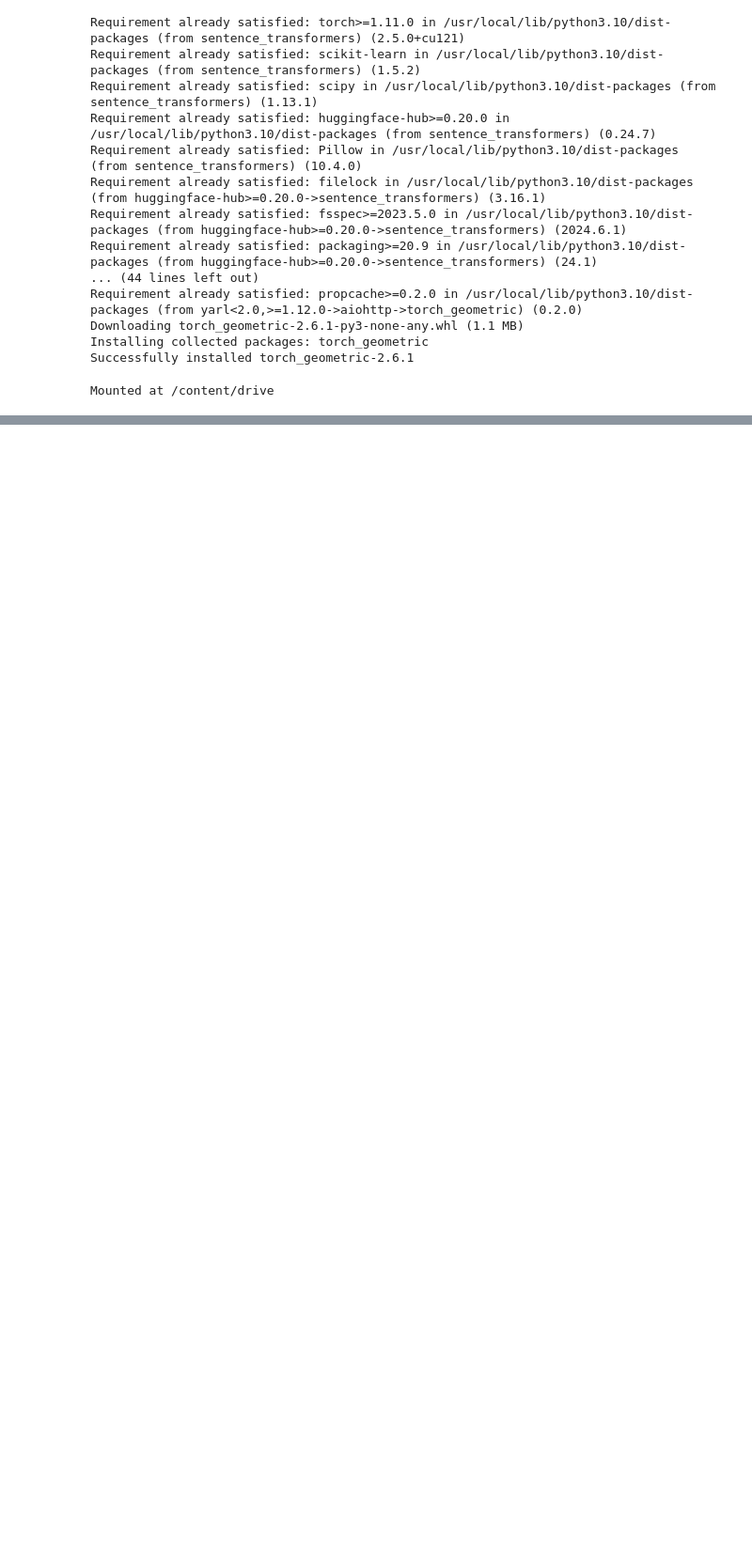
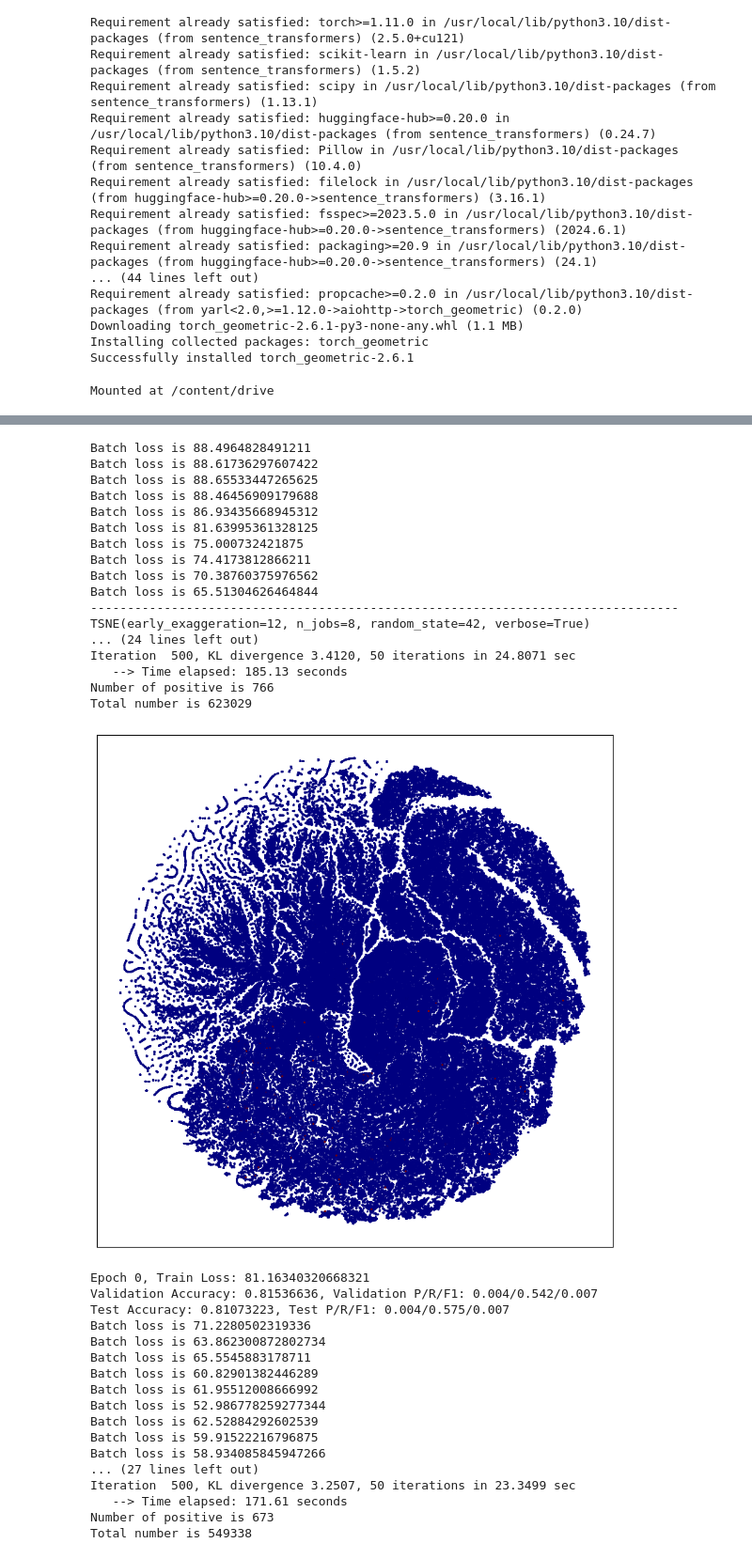
Before and after one commit to Tiny-Small/CS5284_Project, a Jupyter notebook: training-graph-models/yy_test_KGQA.ipynb, the cells around one changed output, grey strips where cells are left out. Shown at 94% size. Saved outputs shown, nothing was run; the diff lists cells and outputs as text; code cells hidden in the pictures; blank space fills up the shorter version.

Commit message:
tested GAT, added TSNE visualisation of intermediate learnt embeddings

```diff
--- a/training-graph-models/yy_test_KGQA.ipynb
+++ b/training-graph-models/yy_test_KGQA.ipynb
@@ -181,23 +247,6 @@ def evaluate(dataloader):
-# %%
-path_to_node_embed = '../Datasets/MetaQA_dataset/processed/node2vec _embeddings/ud_node2vec_embeddings.txt'
-path_to_idxes = '../Datasets/MetaQA_dataset/processed/idxes.json'
-path_to_qa = '../Datasets/MetaQA_dataset/vanilla 3-hop/qa_train.txt'
-
-# train
-data = KGQADataset(path_to_node_embed, path_to_idxes, path_to_qa)
-sub_data1 = torch.utils.data.Subset(data, list(range(2000)))
-dataloader_train = DataLoader(sub_data1, batch_size=64, collate_fn=collate_fn, shuffle=True)
-# some from train to evaluate
-sub_data2 = torch.utils.data.Subset(data, list(range(5000, 5000+400)))
-dataloader_val = DataLoader(sub_data2, batch_size=64, collate_fn=collate_fn, shuffle=True)
-# %%
-# some from test to evaluate
-test = KGQADataset(path_to_node_embed, path_to_idxes, '../Datasets/MetaQA_dataset/vanilla 3-hop/qa_test.txt')
-sub_data3 = torch.utils.data.Subset(test, list(range(400)))
-dataloader_test = DataLoader(sub_data3, batch_size=64, collate_fn=collate_fn, shuffle=True)
 # %%
-# train 1 epoch
-for epoch in range(1):
+# train 2 epoch
+for epoch in range(2):
     loss = train(dataloader_train)
     val_accuracy, val_p, val_r, val_f1, _, _ = evaluate(dataloader_val)
     test_accuracy, test_p, test_r, test_f1, _, _ = evaluate(dataloader_test)
@@ -224,0 +298,45 @@ Test Accuracy: 0.41191290, Test P/R/F1: 0.001/0.638/0.003
+# %%
+# train 2 epoch
+for epoch in range(2):
+    loss = train(dataloader_train)
+    val_accuracy, val_p, val_r, val_f1, _, _ = evaluate(dataloader_val)
+    test_accuracy, test_p, test_r, test_f1, _, _ = evaluate(dataloader_test)
+    print(f'Epoch {epoch}, Train Loss: {loss}')
+    print(f'Validation Accuracy: {val_accuracy:.8f}, Validation P/R/F1: {val_p:.3f}/{val_r:.3f}/{val_f1:.3f}')
+    print(f'Test Accuracy: {test_accuracy:.8f}, Test P/R/F1: {test_p:.3f}/{test_r:.3f}/{test_f1:.3f}')
+# %% [output]
+Batch loss is 88.4964828491211
+Batch loss is 88.61736297607422
+Batch loss is 88.65533447265625
+Batch loss is 88.46456909179688
+Batch loss is 86.93435668945312
+Batch loss is 81.63995361328125
+Batch loss is 75.000732421875
+Batch loss is 74.4173812866211
+Batch loss is 70.38760375976562
+Batch loss is 65.51304626464844
+--------------------------------------------------------------------------------
+TSNE(early_exaggeration=12, n_jobs=8, random_state=42, verbose=True)
+... (24 lines left out)
+Iteration  500, KL divergence 3.4120, 50 iterations in 24.8071 sec
+   --> Time elapsed: 185.13 seconds
+Number of positive is 766
+Total number is 623029
+[figure, added]
+Epoch 0, Train Loss: 81.16340320668321
+Validation Accuracy: 0.81536636, Validation P/R/F1: 0.004/0.542/0.007
+Test Accuracy: 0.81073223, Test P/R/F1: 0.004/0.575/0.007
+Batch loss is 71.2280502319336
+Batch loss is 63.862300872802734
+Batch loss is 65.5545883178711
+Batch loss is 60.82901382446289
+Batch loss is 61.95512008666992
+Batch loss is 52.986778259277344
+Batch loss is 62.52884292602539
+Batch loss is 59.91522216796875
+Batch loss is 58.934085845947266
+... (27 lines left out)
+Iteration  500, KL divergence 3.2507, 50 iterations in 23.3499 sec
+   --> Time elapsed: 171.61 seconds
+Number of positive is 673
+Total number is 549338
```
Also changed, not shown: parts of 19 cells of this notebook.
